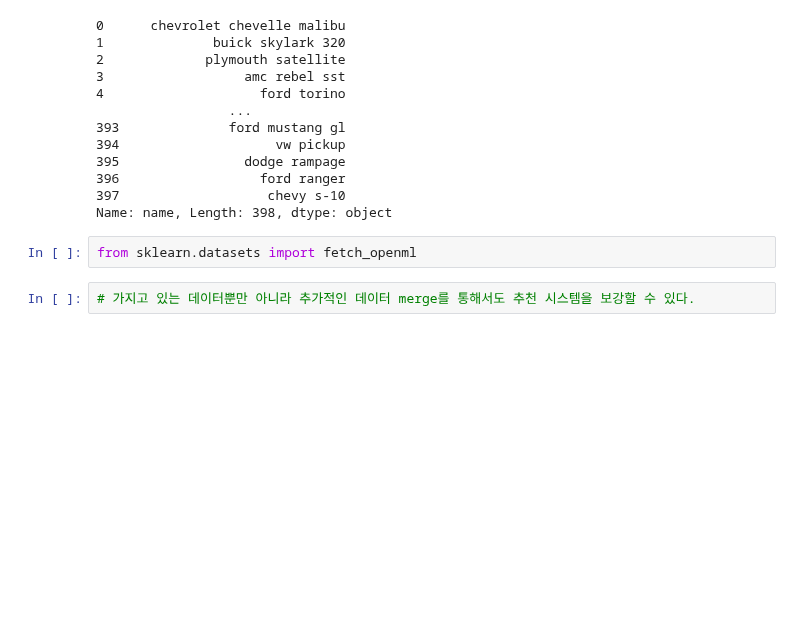
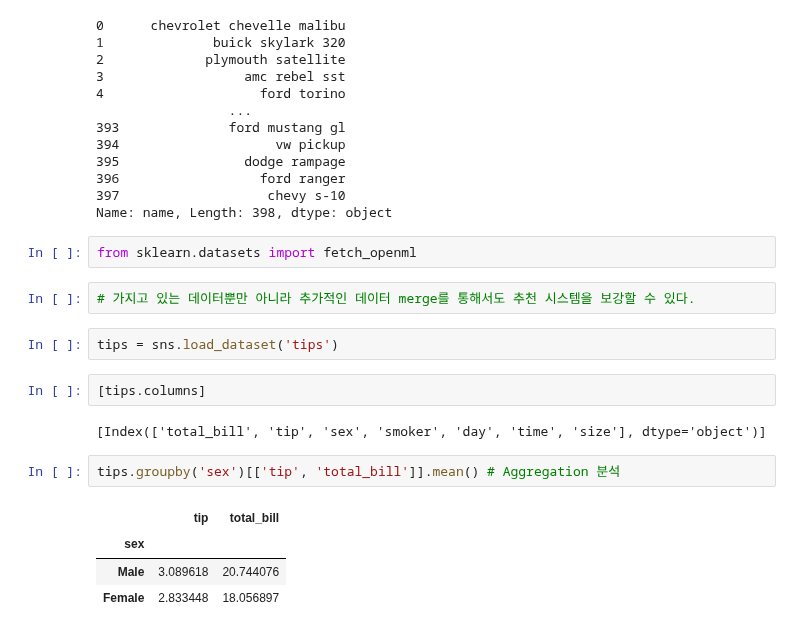
Before and after one commit to jwyeeh-dev/dataCampus_KU, a Jupyter notebook: Recommendation/7_13_recommender.ipynb, the cells around one changed output. Drawn from its saved outputs; the diff is of its cells as text; blank space fills up the shorter version.

```diff
--- a/Recommendation/7_13_recommender.ipynb
+++ b/Recommendation/7_13_recommender.ipynb
@@ -502,3 +502,16 @@ Name: name, Length: 398, dtype: object
 from sklearn.datasets import fetch_openml
 # %%
 # 가지고 있는 데이터뿐만 아니라 추가적인 데이터 merge를 통해서도 추천 시스템을 보강할 수 있다.
+# %%
+tips = sns.load_dataset('tips')
+# %%
+[tips.columns]
+# %% [output]
+[Index(['total_bill', 'tip', 'sex', 'smoker', 'day', 'time', 'size'], dtype='object')]
+# %%
+tips.groupby('sex')[['tip', 'total_bill']].mean() # Aggregation 분석
+# %% [output]
+|  | tip | total_bill |
+| sex |  |  |
+| Male | 3.089618 | 20.744076 |
+| Female | 2.833448 | 18.056897 |
```
Also changed, not shown: parts of 4 cells of this notebook.
